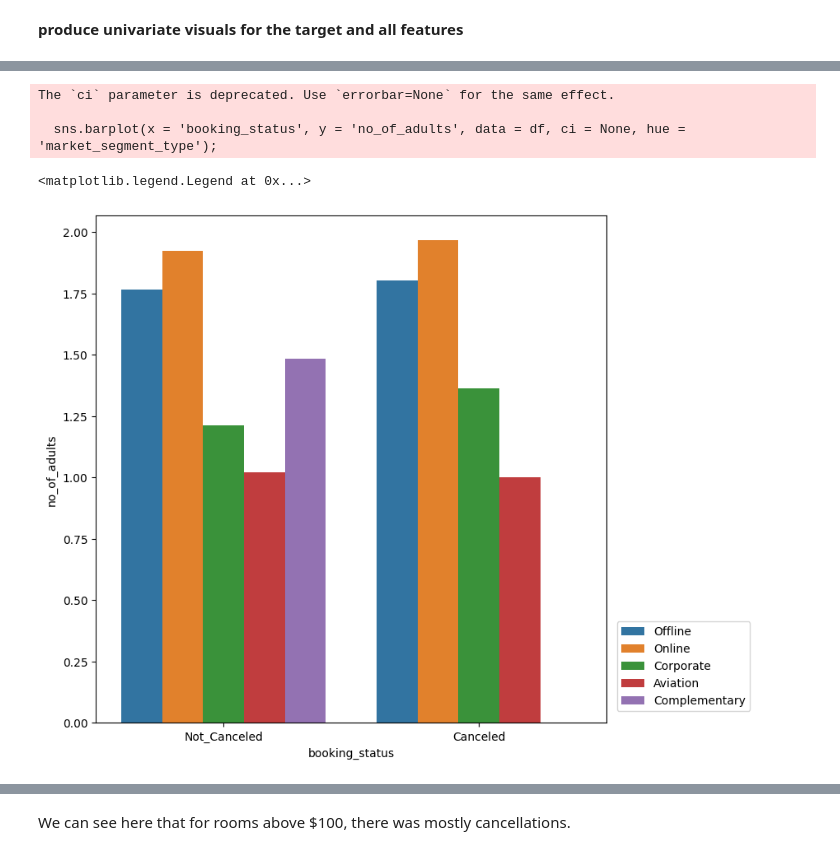
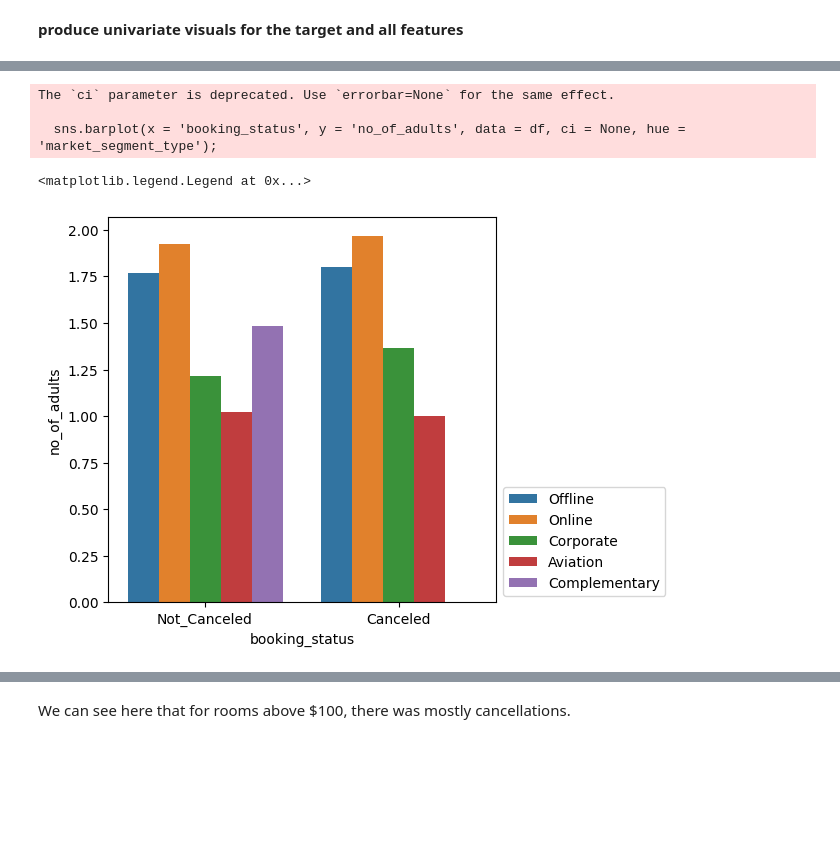
Before and after one commit to WinnieSue/Hotel-rerservation-prediction, a Jupyter notebook: Hotel_reservation.ipynb, the cells around one changed output, grey strips where cells are left out. Cells and saved outputs as stored; diff of their text form; code cells hidden in the pictures; blank space fills up the shorter version.

```diff
--- a/Hotel_reservation.ipynb
+++ b/Hotel_reservation.ipynb
@@ -112,13 +112,13 @@ The `ci` parameter is deprecated. Use `errorbar=None` for the same effect.
 # %%
 # Seeing the booking status based on market segment type of the person booking and number of adults
-fig, ax = plt.subplots(figsize=(8,8))
+fig, ax = plt.subplots(figsize=(5,5))
 sns.barplot(x = 'booking_status', y = 'no_of_adults', data = df, ci = None, hue = 'market_segment_type');
-plt.legend(bbox_to_anchor=(1.02, 0.20), loc='upper left', borderaxespad=0)
+plt.legend(bbox_to_anchor=(1.02, 0.30), loc='upper left', borderaxespad=0)
 # %% [output]
 The `ci` parameter is deprecated. Use `errorbar=None` for the same effect.
 
   sns.barplot(x = 'booking_status', y = 'no_of_adults', data = df, ci = None, hue = 'market_segment_type');
 <matplotlib.legend.Legend at 0x...>
-[figure, old version]
+[figure, new version]
 # %%
 # booking status based on the avg price of the room
```
Also changed, not shown: parts of 18 cells of this notebook.
